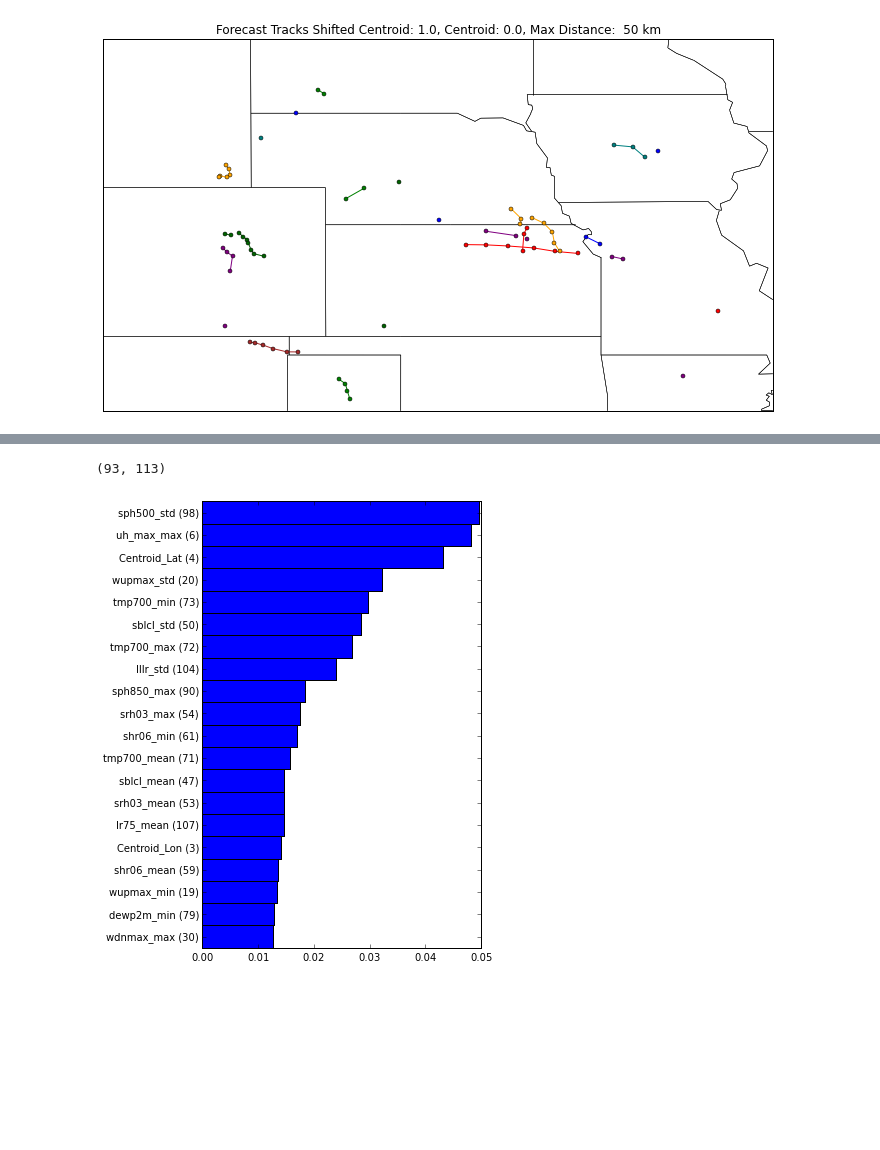
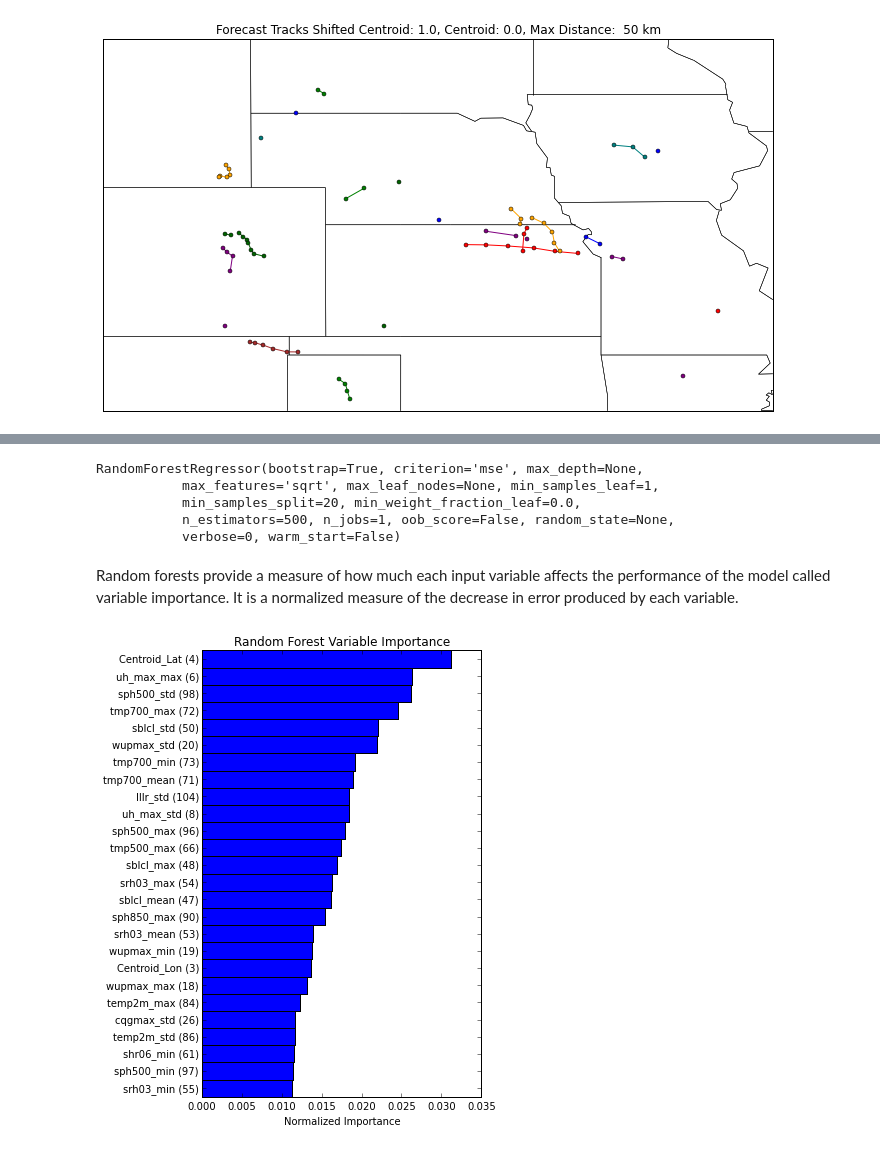
Before and after one commit to djgagne/hagelslag, a Jupyter notebook: demos/unidata_users_workshop_2015.ipynb, the cells around one changed output, grey strips where cells are left out. Cells and saved outputs as stored; diff of their text form; code cells hidden in the pictures; blank space fills up the shorter version.

```diff
--- a/demos/unidata_users_workshop_2015.ipynb
+++ b/demos/unidata_users_workshop_2015.ipynb
@@ -312,12 +343,27 @@ LinearRegression(copy_X=True, fit_intercept=True, n_jobs=1, normalize=False)
+# %%
+rf = RandomForestRegressor(n_estimators=500, min_samples_split=20, max_features="sqrt")
+rf.fit(track_step_data.ix[filter_idx, 3:-1], track_step_data['Hail_Size'][filter_idx])
+# %% [output]
+RandomForestRegressor(bootstrap=True, criterion='mse', max_depth=None,
+           max_features='sqrt', max_leaf_nodes=None, min_samples_leaf=1,
+           min_samples_split=20, min_weight_fraction_leaf=0.0,
+           n_estimators=500, n_jobs=1, oob_score=False, random_state=None,
+           verbose=0, warm_start=False)
+# %% [markdown]
+Random forests provide a measure of how much each input variable affects the performance of the model called variable importance. It is a normalized measure of the decrease in error produced by each variable.
 # %%
-feature_names = np.array(["{0} ({1:d})".format(f, x) for x, f in enumerate(track_step_data.columns[3:-1].values)])
-feature_ranks = np.argsort(rf.feature_importances_)
-num_features = 20
-plt.figure(figsize=(5,8))
-plt.barh(np.arange(feature_ranks.size)[-num_features:],
-         rf.feature_importances_[feature_ranks][-num_features:], height=1)
-plt.yticks(np.arange(feature_ranks.size)[-num_features:] + 0.5, feature_names[feature_ranks][-num_features:])
-plt.ylim(feature_names.size-num_features, feature_names.size)
+def plot_importances(num_features):
+    feature_names = np.array(["{0} ({1:d})".format(f, x) for x, f in enumerate(track_step_data.columns[3:-1].values)])
+    feature_ranks = np.argsort(rf.feature_importances_)
+    plt.figure(figsize=(5,8))
+    plt.barh(np.arange(feature_ranks.size)[-num_features:],
+             rf.feature_importances_[feature_ranks][-num_features:], height=1)
+    plt.yticks(np.arange(feature_ranks.size)[-num_features:] + 0.5, feature_names[feature_ranks][-num_features:])
+    plt.ylim(feature_names.size-num_features, feature_names.size)
+    plt.xlabel("Normalized Importance")
+    plt.title("Random Forest Variable Importance")
+feature_slider = widgets.IntSlider(min=1, max=100, value=10)
+feature_w = widgets.interactive(plot_importances, num_features=feature_slider)
+display(feature_w)
 # %% [output]
-(93, 113)
-[figure, old version]
+[figure, new version]
```
Also changed, not shown: parts of 26 cells of this notebook.
